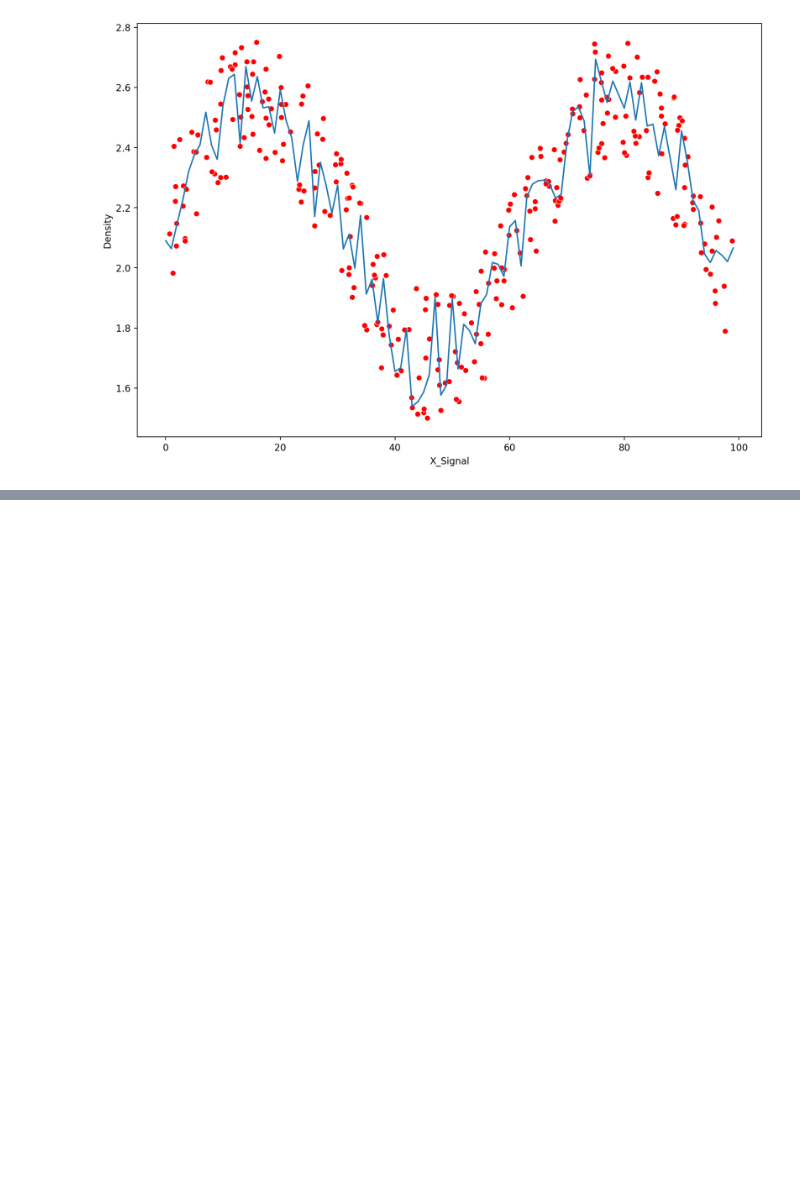
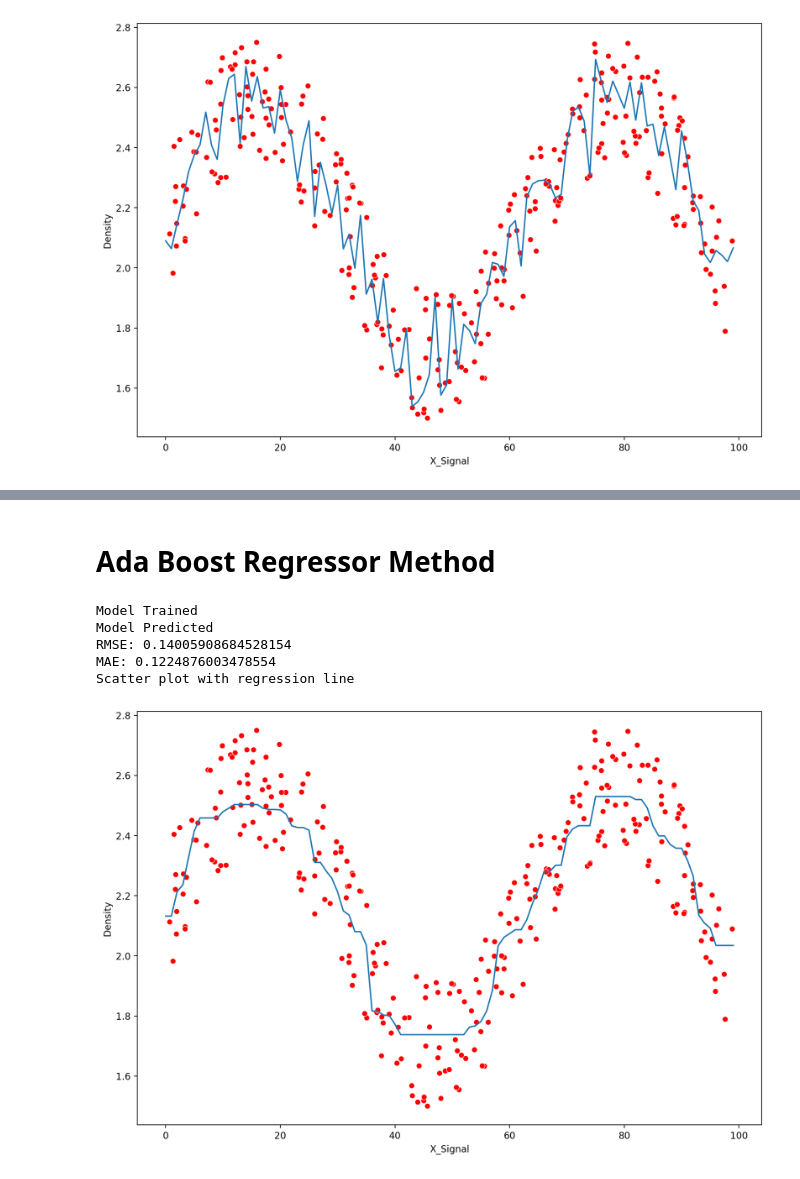
Before and after one commit to DHANA5982/Machine-Learning-with-Python-Lr, a Jupyter notebook: Random Forest/All Regressor Models.ipynb, the cells around one changed output, grey strips where cells are left out. Saved outputs shown, nothing was run; the diff lists cells and outputs as text; code cells hidden in the pictures; blank space fills up the shorter version.

```diff
--- a/Random Forest/All Regressor Models.ipynb
+++ b/Random Forest/All Regressor Models.ipynb
@@ -203,0 +218,12 @@ Scatter plot with regression line
+# %% [markdown]
+# Ada Boost Regressor Method
+# %%
+model = AdaBoostRegressor()
+run_model(model, X_train, y_train, X_test, y_test)
+# %% [output]
+Model Trained
+Model Predicted
+RMSE: 0.14005908684528154
+MAE: 0.1224876003478554
+Scatter plot with regression line
+[figure, added]
```
Also changed, not shown: parts of 3 cells of this notebook.
